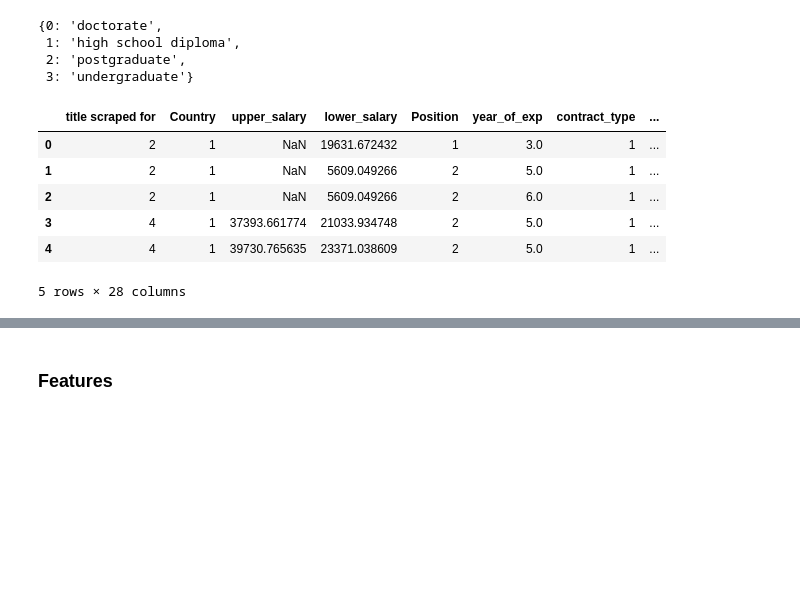
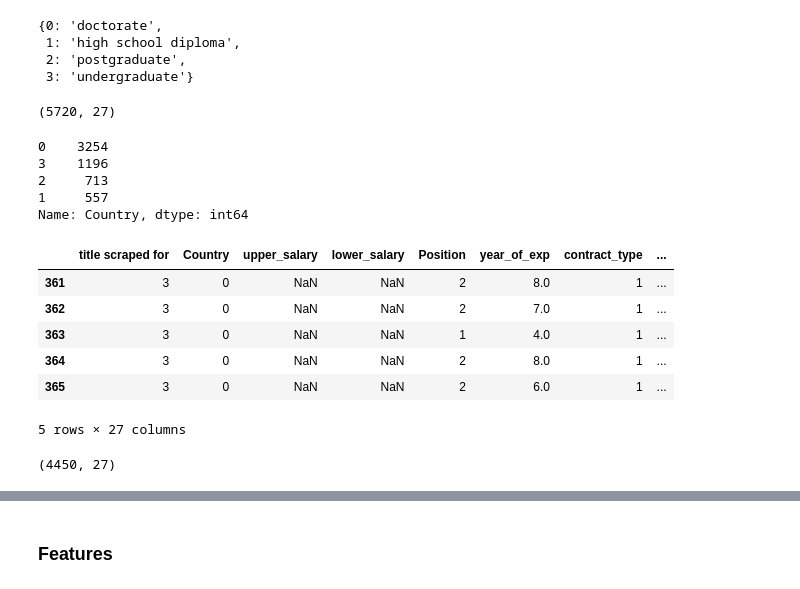
Before and after one commit to lifepopkay/Tech-Monies, a Jupyter notebook: Second_model.ipynb, the cells around one changed output, grey strips where cells are left out. Drawn from its saved outputs; the diff is of its cells as text; code cells hidden in the pictures; blank space fills up the shorter version.

```diff
--- a/Second_model.ipynb
+++ b/Second_model.ipynb
@@ -27,4 +27,4 @@ for title in ML:
     df['title scraped for'].replace(title,'Machine Learning Engineer', inplace = True)
 # %%
 # Dropping records with missing values for lower salary range
-df.dropna(subset=["lower_salary"], inplace = True)
+#df.dropna(subset=["lower_salary"], inplace = True)
@@ -340,5 +370,17 @@ ELIGIBILTY
  1: 'high school diploma',
  2: 'postgraduate',
  3: 'undergraduate'}
+# %%
+df.shape
+# %% [output]
+(5720, 27)
+# %%
+df.Country.value_counts()
+# %% [output]
+0    3254
+3    1196
+2     713
+1     557
+Name: Country, dtype: int64
 # %%
 df1 = df.copy()
@@ -349,10 +387,12 @@ for Skill in list(Most_popular_skills):
+# %%
+USA_JOBS = df.query("Country == 0 or Country == 3 ")
 # %%
-df.head()
+USA_JOBS.head()
 # %% [output]
 |  | title scraped for | Country | upper_salary | lower_salary | Position | year_of_exp | contract_type | ... |
-| 0 | 2 | 1 | NaN | 19631.672432 | 1 | 3.0 | 1 | ... |
-| 1 | 2 | 1 | NaN | 5609.049266 | 2 | 5.0 | 1 | ... |
-| 2 | 2 | 1 | NaN | 5609.049266 | 2 | 6.0 | 1 | ... |
-| 3 | 4 | 1 | 37393.661774 | 21033.934748 | 2 | 5.0 | 1 | ... |
-| 4 | 4 | 1 | 39730.765635 | 23371.038609 | 2 | 5.0 | 1 | ... |
+| 361 | 3 | 0 | NaN | NaN | 2 | 8.0 | 1 | ... |
+| 362 | 3 | 0 | NaN | NaN | 2 | 7.0 | 1 | ... |
+| 363 | 3 | 0 | NaN | NaN | 1 | 4.0 | 1 | ... |
+| 364 | 3 | 0 | NaN | NaN | 2 | 8.0 | 1 | ... |
+| 365 | 3 | 0 | NaN | NaN | 2 | 6.0 | 1 | ... |
-5 rows × 28 columns
+5 rows × 27 columns
@@ -370,0 +399,4 @@ df.drop(["skills_list"], axis="columns", inplace = True)
+# %%
+USA_JOBS.shape
+# %% [output]
+(4450, 27)
```
Also changed, not shown: parts of 42 cells of this notebook.
